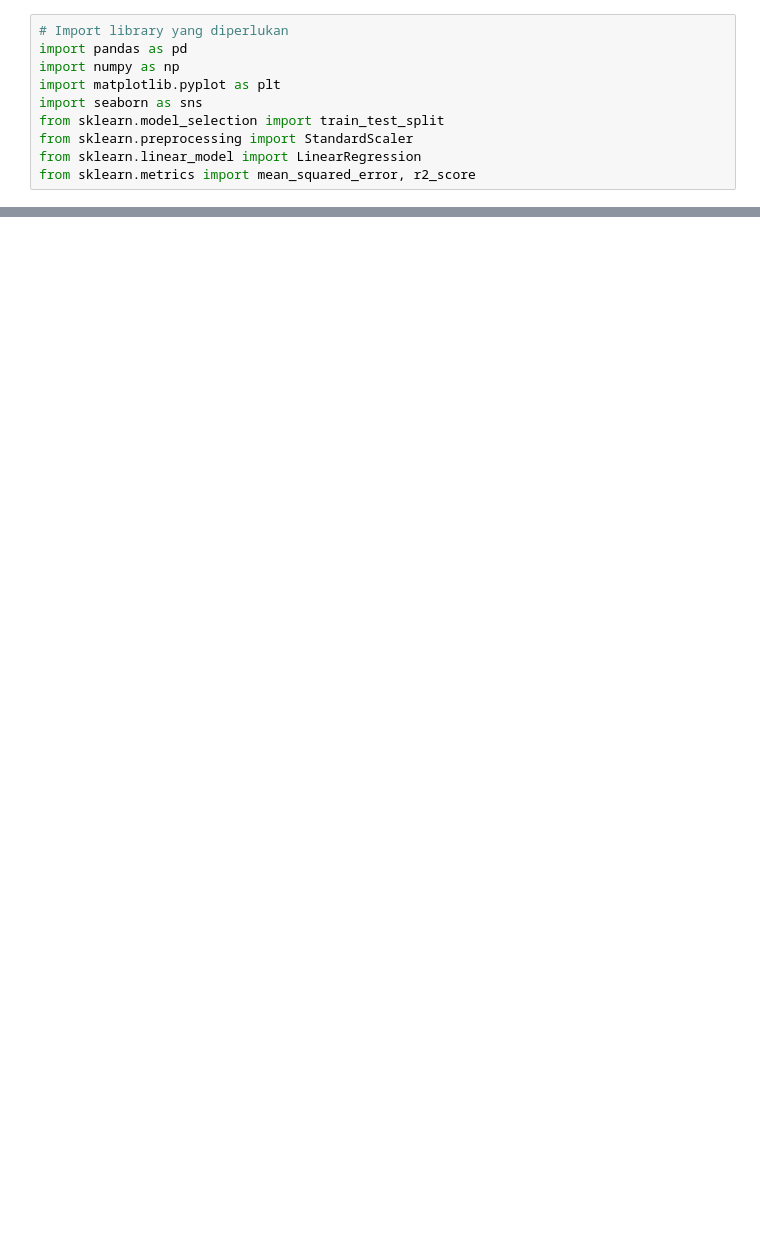
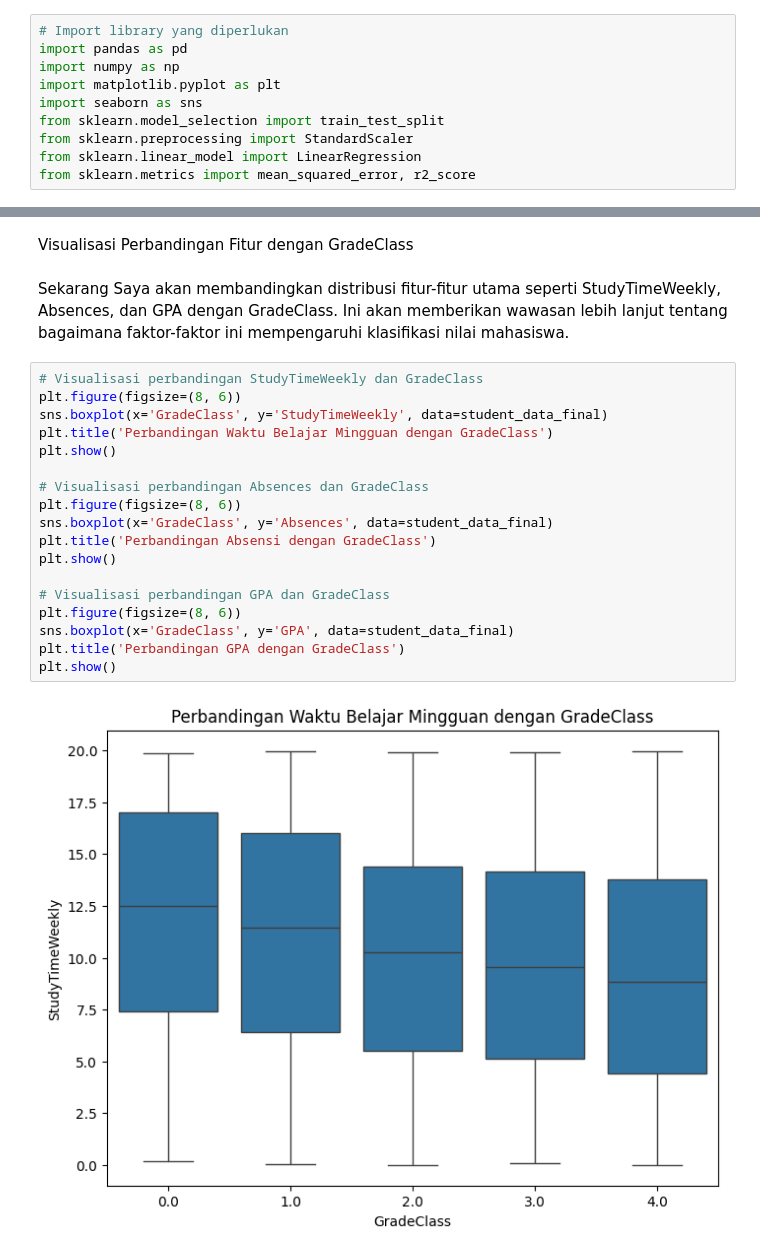
Before and after one commit to arhan321/machine_learning, a Jupyter notebook: project_ml/best_study_time_prediction_based_on_lms_access.ipynb, the cells around one changed output, grey strips where cells are left out. Cells and saved outputs as stored; diff of their text form; blank space fills up the shorter version.

```diff
--- a/project_ml/best_study_time_prediction_based_on_lms_access.ipynb
+++ b/project_ml/best_study_time_prediction_based_on_lms_access.ipynb
@@ -95,0 +127,24 @@ Passing `palette` without assigning `hue` is deprecated and will be removed in v
+# %% [markdown]
+Visualisasi Perbandingan Fitur dengan GradeClass
+# %% [markdown]
+Sekarang Saya akan membandingkan distribusi fitur-fitur utama seperti StudyTimeWeekly, Absences, dan GPA dengan GradeClass. Ini akan memberikan wawasan lebih lanjut tentang bagaimana faktor-faktor ini mempengaruhi klasifikasi nilai mahasiswa.
+# %%
+# Visualisasi perbandingan StudyTimeWeekly dan GradeClass
+plt.figure(figsize=(8, 6))
+sns.boxplot(x='GradeClass', y='StudyTimeWeekly', data=student_data_final)
+plt.title('Perbandingan Waktu Belajar Mingguan dengan GradeClass')
+plt.show()
+
+# Visualisasi perbandingan Absences dan GradeClass
+plt.figure(figsize=(8, 6))
+sns.boxplot(x='GradeClass', y='Absences', data=student_data_final)
+plt.title('Perbandingan Absensi dengan GradeClass')
+plt.show()
+
+# Visualisasi perbandingan GPA dan GradeClass
+plt.figure(figsize=(8, 6))
+sns.boxplot(x='GradeClass', y='GPA', data=student_data_final)
+plt.title('Perbandingan GPA dengan GradeClass')
+plt.show()
+# %% [output]
+[figure, added]
```
Also changed, not shown: parts of 17 cells of this notebook.
